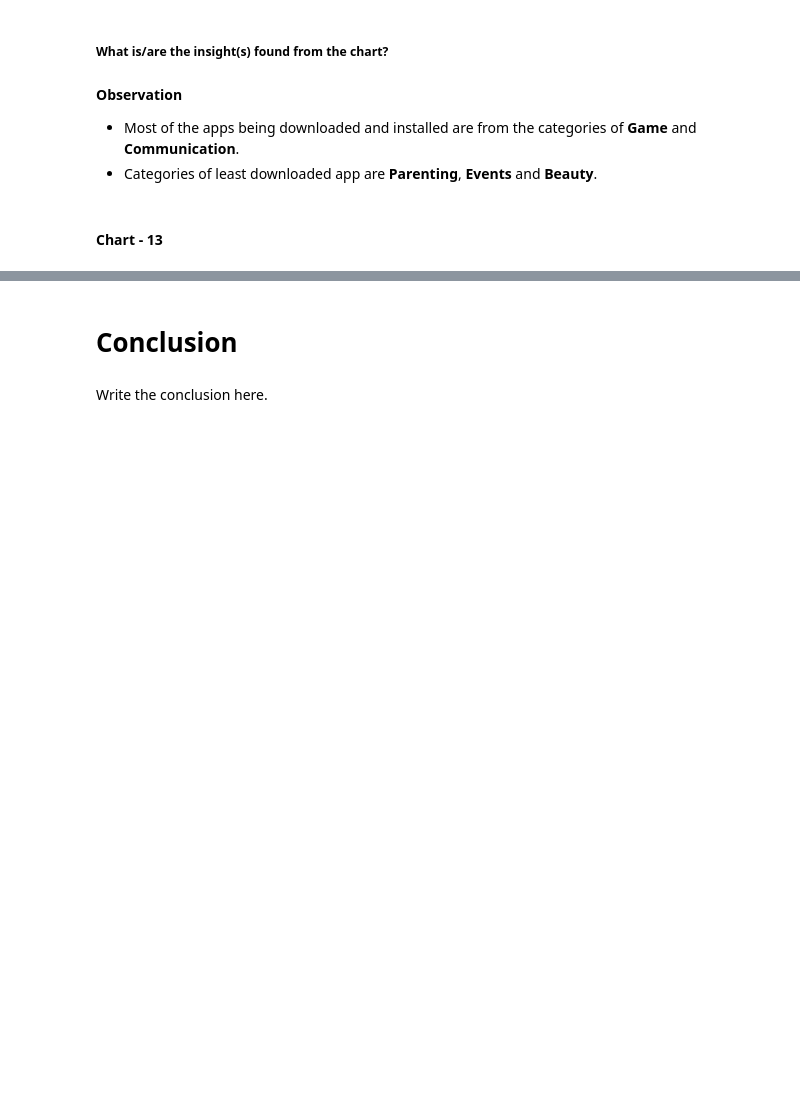
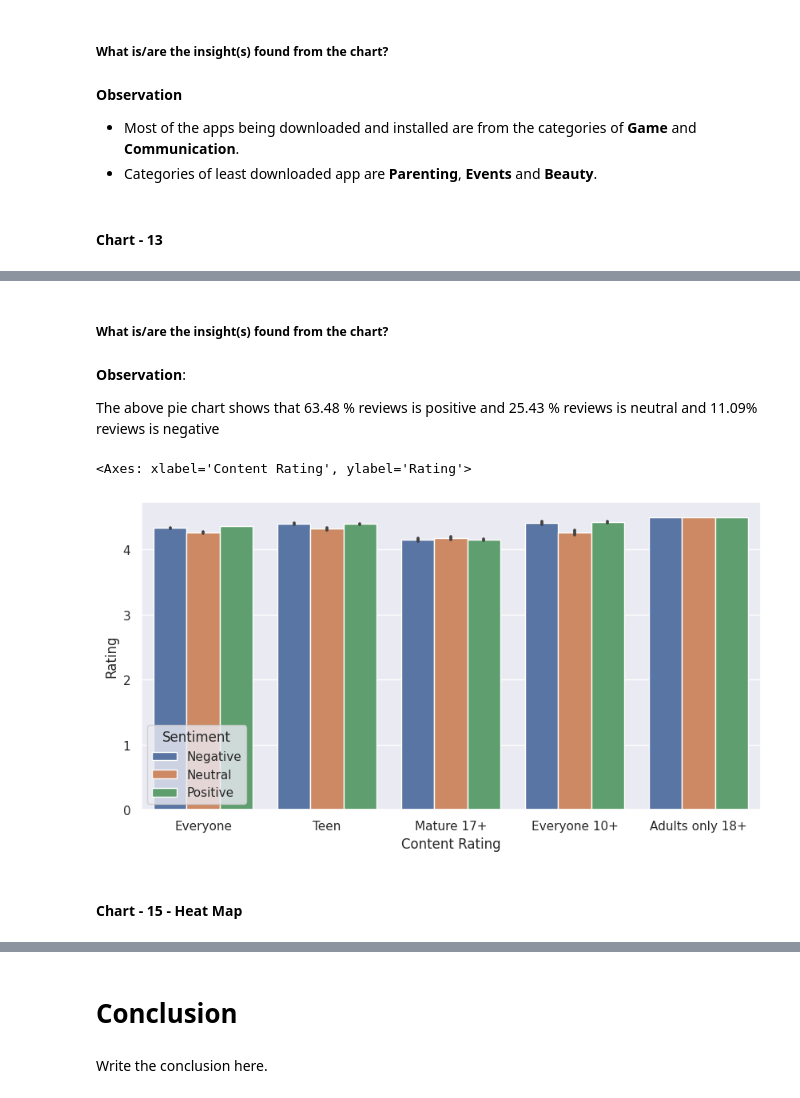
Before and after one commit to Aman811630/-EDA-on-Play-Store-App-Reviews-Data-Sets, a Jupyter notebook: Aman_Singh_EDA_on_Play_Store_App_Review_Dataset_.ipynb, the cells around one changed output, grey strips where cells are left out. Saved outputs shown, nothing was run; the diff lists cells and outputs as text; code cells hidden in the pictures; blank space fills up the shorter version.

```diff
--- a/Aman_Singh_EDA_on_Play_Store_App_Review_Dataset_.ipynb
+++ b/Aman_Singh_EDA_on_Play_Store_App_Review_Dataset_.ipynb
@@ -950,0 +920,14 @@ Answer Here.
+# %% [markdown]
+#####  What is/are the insight(s) found from the chart?
+# %% [markdown]
+**Observation**:
+
+ The above pie chart shows that 63.48 % reviews is positive and 25.43 % reviews is neutral and 11.09% reviews is negative
+# %%
+fig, ax = plt.subplots(figsize=(10, 5))
+sns.barplot(data=combined_df, x="Content Rating", y="Rating",hue='Sentiment')
+# %% [output]
+<Axes: xlabel='Content Rating', ylabel='Rating'>
+[figure, added]
+# %% [markdown]
+#### Chart - 15 - Heat Map
```
Also changed, not shown: parts of 37 cells of this notebook.
